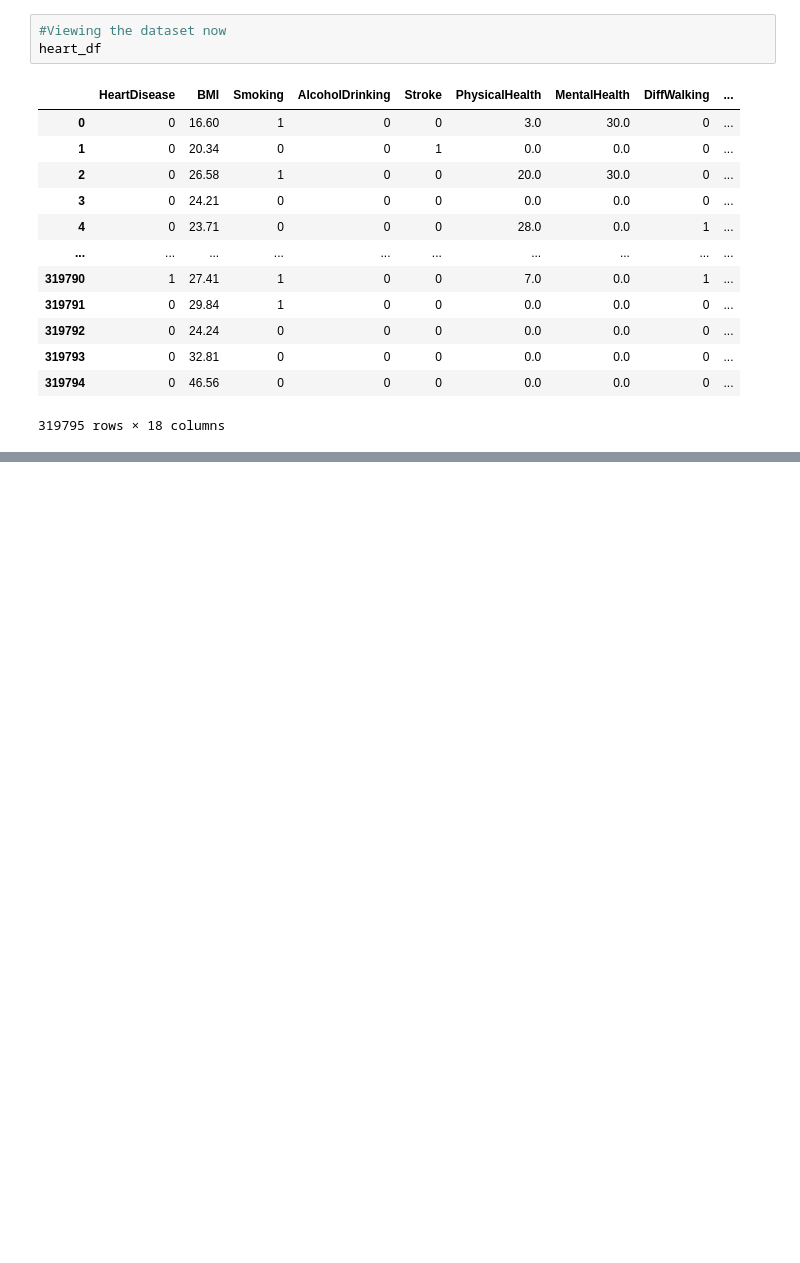
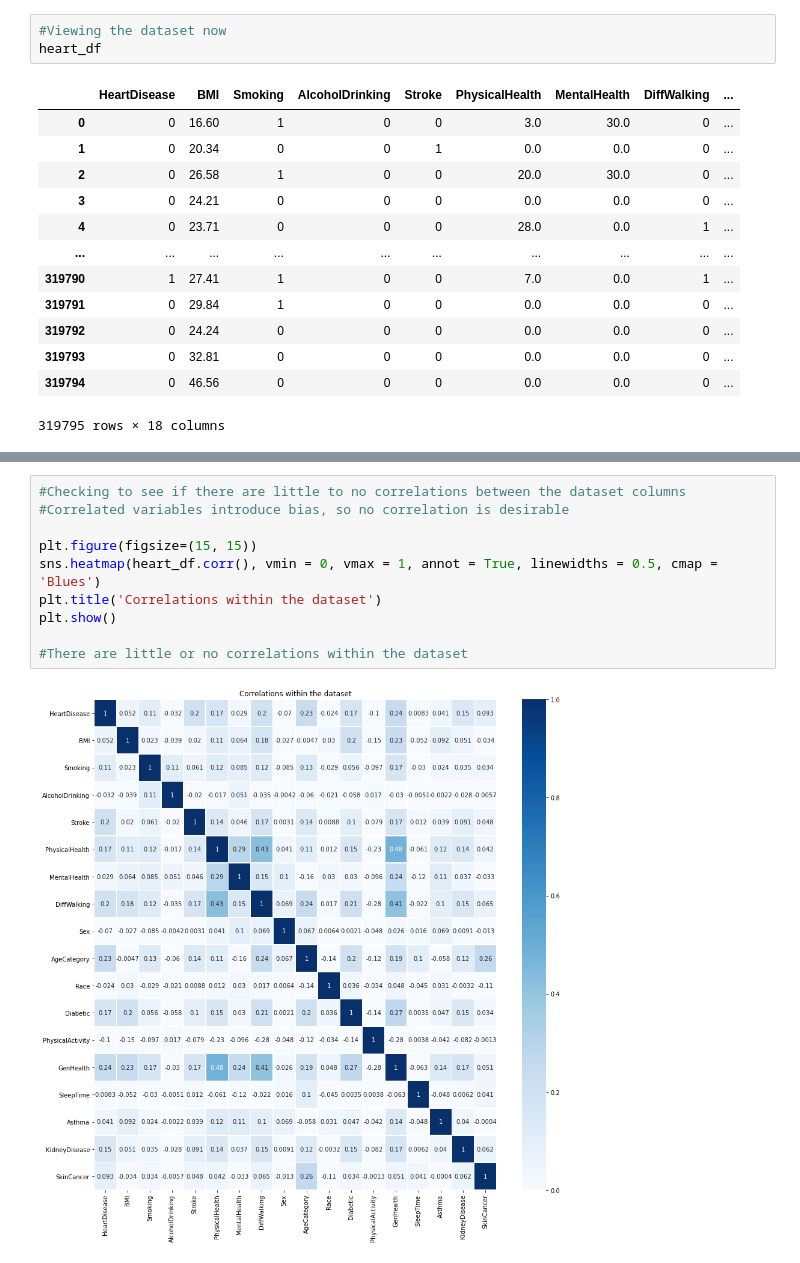
Before and after one commit to bkudaimi/Applied-Data-Science, a Jupyter notebook: DSC 680 Project 2 - Classifying Heart Disease.ipynb, the cells around one changed output, grey strips where cells are left out. Cells and saved outputs as stored; diff of their text form; blank space fills up the shorter version.

```diff
--- a/DSC 680 Project 2 - Classifying Heart Disease.ipynb
+++ b/DSC 680 Project 2 - Classifying Heart Disease.ipynb
@@ -141,3 +136,15 @@ heart_df.describe()
 | 50% | 0.000000 | 27.340000 | 0.000000 | 0.000000 | 0.000000 | 0.00000 | 0.000000 | 0.000000 | ... |
 | 75% | 0.000000 | 31.420000 | 1.000000 | 0.000000 | 0.000000 | 2.00000 | 3.000000 | 0.000000 | ... |
 | max | 1.000000 | 94.850000 | 1.000000 | 1.000000 | 1.000000 | 30.00000 | 30.000000 | 1.000000 | ... |
+# %%
+#Checking to see if there are little to no correlations between the dataset columns
+#Correlated variables introduce bias, so no correlation is desirable
+
+plt.figure(figsize=(15, 15))
+sns.heatmap(heart_df.corr(), vmin = 0, vmax = 1, annot = True, linewidths = 0.5, cmap = 'Blues')
+plt.title('Correlations within the dataset')
+plt.show()
+
+#There are little or no correlations within the dataset
+# %% [output]
+[figure, added]
```
Also changed, not shown: parts of 8 cells of this notebook.
